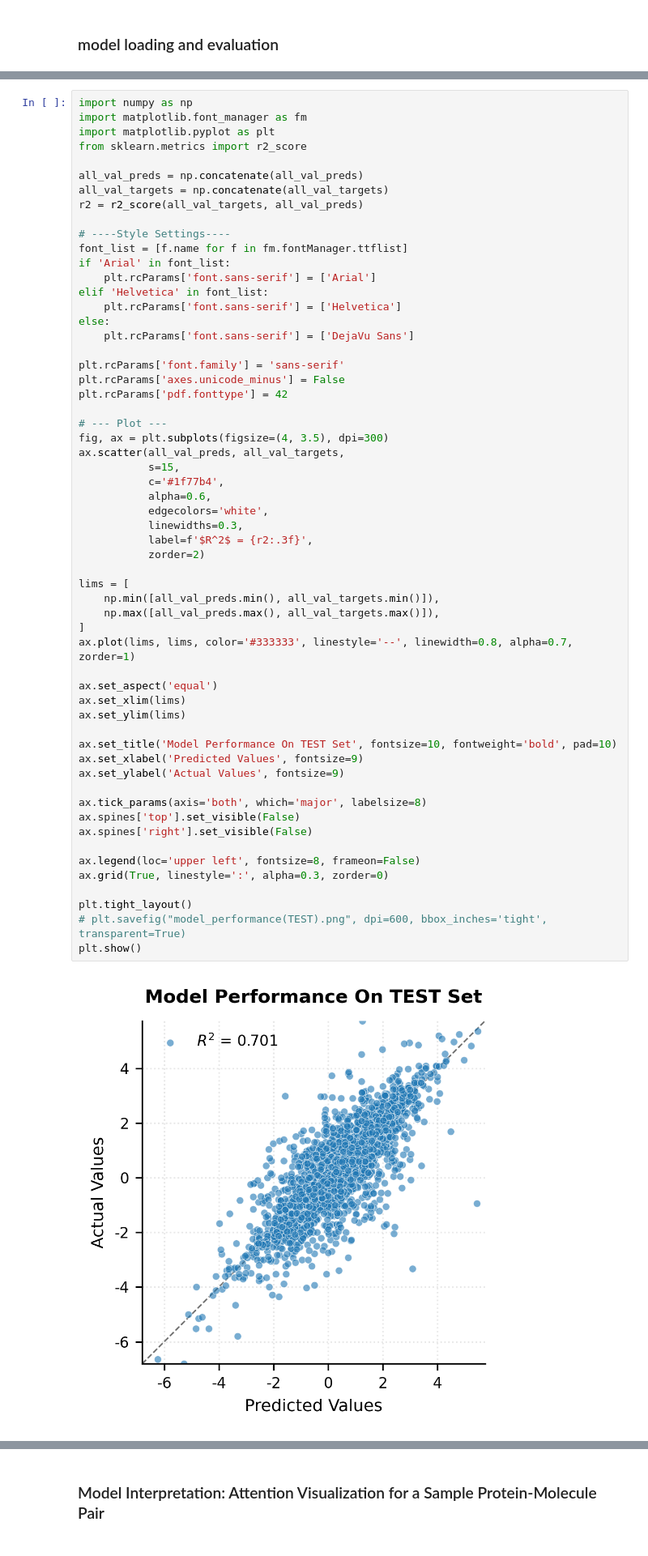
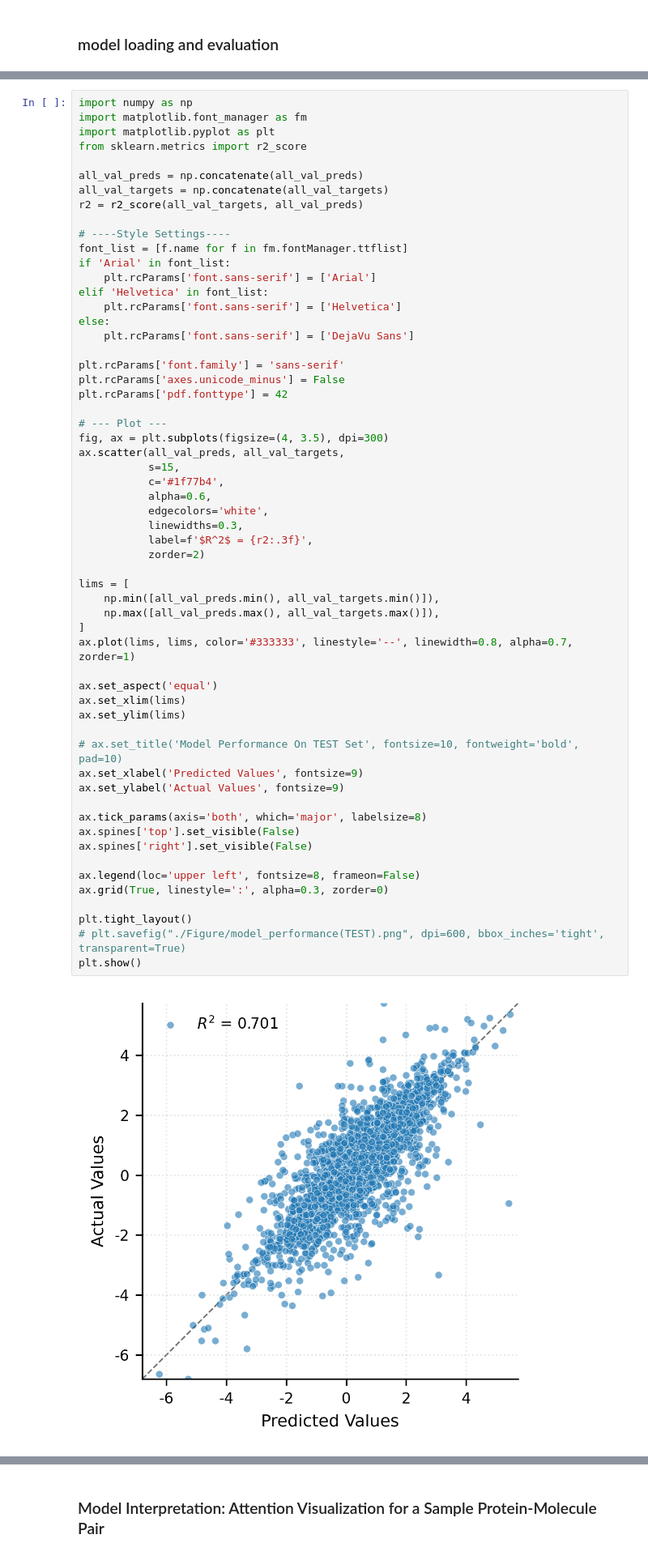
Before and after one commit to ZWR0/Interkcat, a Jupyter notebook: Codes/Model Explaination.ipynb, the cells around one changed output, grey strips where cells are left out. Shown at 81% size. Saved outputs shown, nothing was run; the diff lists cells and outputs as text.

```diff
--- a/Codes/Model Explaination.ipynb
+++ b/Codes/Model Explaination.ipynb
@@ -122,33 +139,33 @@ ax.scatter(all_val_preds, all_val_targets,
            c='#1f77b4',
            alpha=0.6,
            edgecolors='white',
            linewidths=0.3,
            label=f'$R^2$ = {r2:.3f}',
            zorder=2)
 
 lims = [
     np.min([all_val_preds.min(), all_val_targets.min()]),
     np.max([all_val_preds.max(), all_val_targets.max()]),
 ]
 ax.plot(lims, lims, color='#333333', linestyle='--', linewidth=0.8, alpha=0.7, zorder=1)
 
 ax.set_aspect('equal')
 ax.set_xlim(lims)
 ax.set_ylim(lims)
 
-ax.set_title('Model Performance On TEST Set', fontsize=10, fontweight='bold', pad=10)
+# ax.set_title('Model Performance On TEST Set', fontsize=10, fontweight='bold', pad=10)
 ax.set_xlabel('Predicted Values', fontsize=9)
 ax.set_ylabel('Actual Values', fontsize=9)
 
 ax.tick_params(axis='both', which='major', labelsize=8)
 ax.spines['top'].set_visible(False)
 ax.spines['right'].set_visible(False)
 
 ax.legend(loc='upper left', fontsize=8, frameon=False)
 ax.grid(True, linestyle=':', alpha=0.3, zorder=0)
 
 plt.tight_layout()
-# plt.savefig("model_performance(TEST).png", dpi=600, bbox_inches='tight', transparent=True)
+# plt.savefig("./Figure/model_performance(TEST).png", dpi=600, bbox_inches='tight', transparent=True)
 plt.show()
 # %% [output]
-[figure, old version]
+[figure, new version]
```
Also changed, not shown: parts of 17 cells of this notebook.
